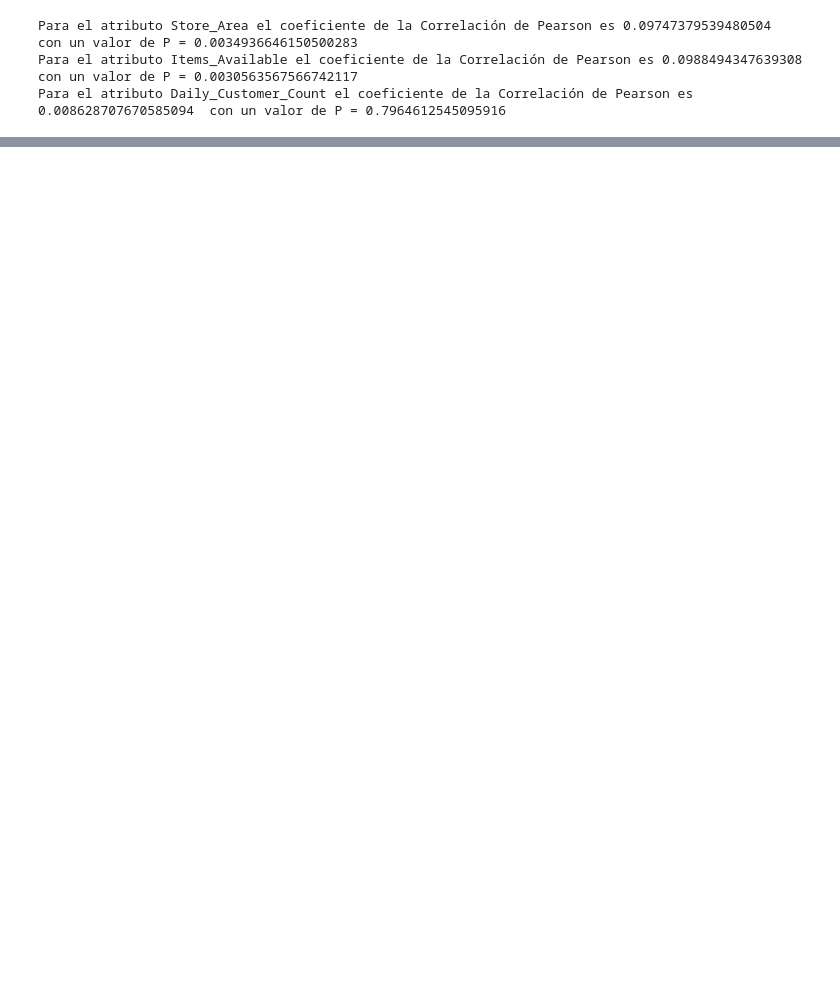
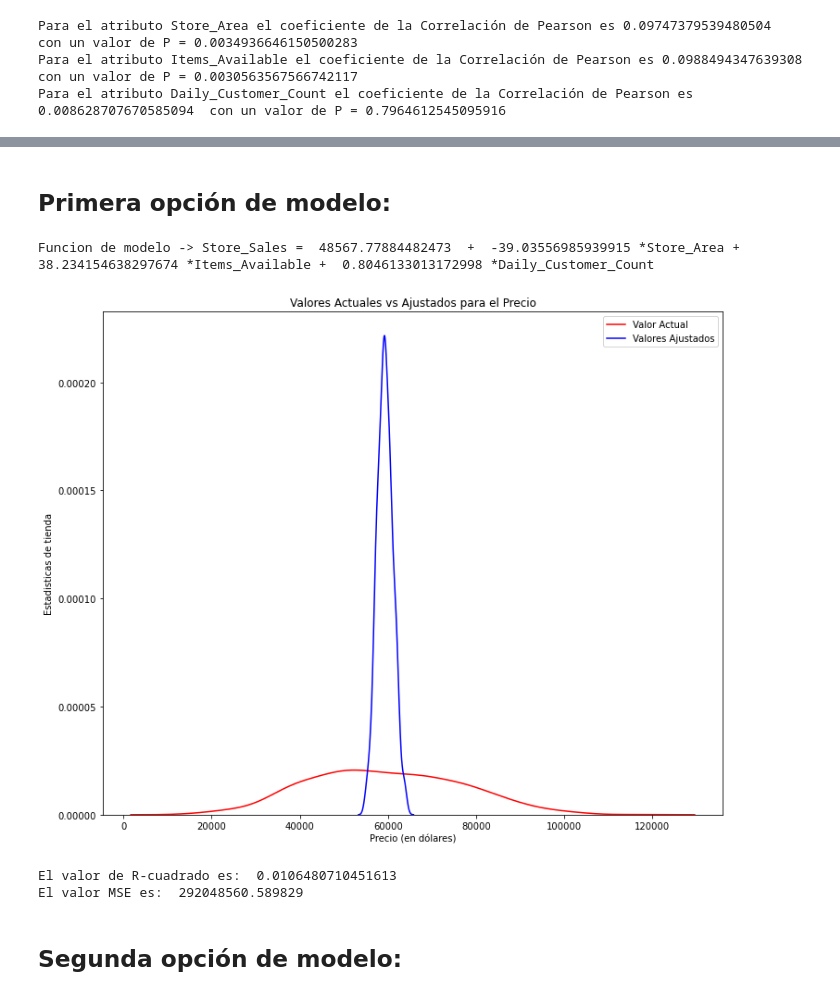
Before and after one commit to Vania-Espinoza/Tarea4-Python, a Jupyter notebook: tarea4.ipynb, the cells around one changed output, grey strips where cells are left out. Saved outputs shown, nothing was run; the diff lists cells and outputs as text; code cells hidden in the pictures; blank space fills up the shorter version.

```diff
--- a/tarea4.ipynb
+++ b/tarea4.ipynb
@@ -47,13 +49,3 @@ print("Para el atributo Daily_Customer_Count el coeficiente de la Correlación d
 Para el atributo Store_Area el coeficiente de la Correlación de Pearson es 0.09747379539480504  con un valor de P = 0.0034936646150500283
 Para el atributo Items_Available el coeficiente de la Correlación de Pearson es 0.0988494347639308  con un valor de P = 0.0030563567566742117
 Para el atributo Daily_Customer_Count el coeficiente de la Correlación de Pearson es 0.008628707670585094  con un valor de P = 0.7964612545095916
-# %%
-
-lm = LinearRegression()
-
-%matplotlib inline
-# ruta de datos
-path='datos/Stores.csv'
-df = pd.read_csv(path)
-
-sns.regplot(x="Store_Area", y="Store_Sales", data=df)
@@ -99,0 +54,33 @@ Dado los valores p de 0.00349 < 0.05 la correlacion entre el area de la tienda y
+# %% [markdown]
+## Primera opción de modelo:
+# %%
+#Modelo de regresion lineal multiple
+lm = LinearRegression()
+
+Z = df[['Store_Area', 'Items_Available', 'Daily_Customer_Count']]
+
+lm.fit(Z,df['Store_Sales'])
+print('Funcion de modelo -> Store_Sales = ',lm.intercept_,' + ',lm.coef_[0],'*Store_Area + ',lm.coef_[1],'*Items_Available + ',lm.coef_[2],'*Daily_Customer_Count')
+Y_hat = lm.predict(Z)
+plt.figure(figsize=(12, 10))
+
+ax1 = sns.kdeplot(df['Store_Sales'], color="r", label="Valor Actual")
+sns.kdeplot(Y_hat, color="b", label="Valores Ajustados" , ax=ax1)
+
+plt.title('Valores Actuales vs Ajustados para el Precio')
+plt.xlabel('Precio (en dólares)')
+plt.ylabel('Estadisticas de tienda')
+
+plt.legend(loc='upper right')
+
+plt.show()
+plt.close()
+print('El valor de R-cuadrado es: ', lm.score(Z, df['Store_Sales']))
+print('El valor MSE es: ', mean_squared_error(df['Store_Sales'], Y_hat))
+# %% [output]
+Funcion de modelo -> Store_Sales =  48567.77884482473  +  -39.03556985939915 *Store_Area +  38.234154638297674 *Items_Available +  0.8046133013172998 *Daily_Customer_Count
+[figure, added]
+El valor de R-cuadrado es:  0.0106480710451613
+El valor MSE es:  292048560.589829
+# %% [markdown]
+## Segunda opción de modelo:
```
Also changed, not shown: parts of 14 cells of this notebook.
